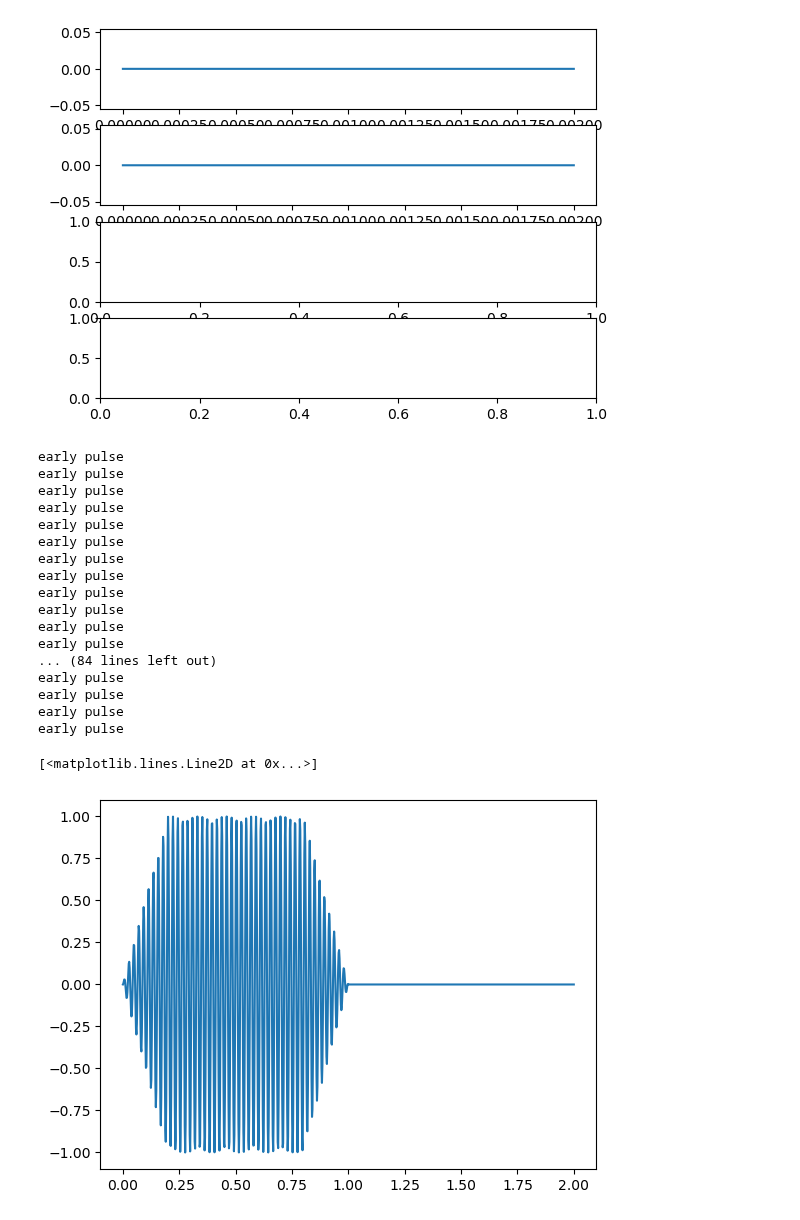
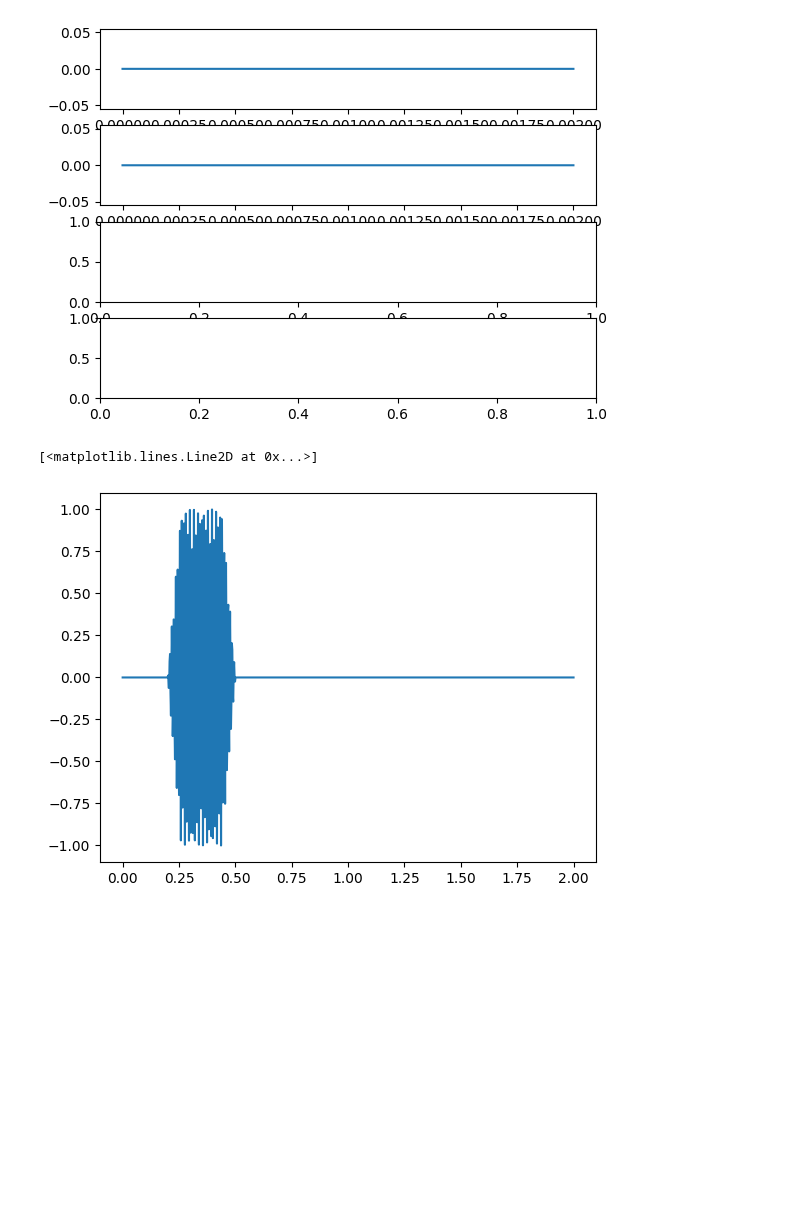
Before and after one commit to EmilLenler/PhD-Work, a Jupyter notebook: Two-Ion-Systems/Cooling2Ion.ipynb, the cells around one changed output. Drawn from its saved outputs; the diff is of its cells as text; code cells hidden in the pictures; blank space fills up the shorter version.

```diff
--- a/Two-Ion-Systems/Cooling2Ion.ipynb
+++ b/Two-Ion-Systems/Cooling2Ion.ipynb
@@ -1398,42 +1581,16 @@ ax[1].plot(times,TYOut)
 [<matplotlib.lines.Line2D at 0x...>]
 [figure]
 # %%
-def shapedVTickle(t_end,V,t,omega1,omega2):
-    if t < 0.2*t_end:
-        print('early pulse')
-        return t/(0.2*t_end)*V*np.sin((omega1-omega2)*t)
-    elif (t > 0.2*t_end) & (t < 0.8*t_end):
-        return V*np.sin((omega1-omega2)*t)
-    elif (t >0.8) & (t < t_end):
-        return V*np.sin((omega1-omega2)*t) * (t-t_end)/(-0.2*t_end)
-    else:
-        return 0
+
 
 test_end = 1
 testV = 1
 test_ts = np.linspace(0,2,1000)
-omega1 = 300
-omega2 = 10
-testPulse = [shapedVTickle(test_end,testV,t,omega1,omega2) for t in test_ts]
+omega1 = freqZin
+omega2 = freqZout
+testPulse = [shapedVTickle(0.2,0.3,testV,t,omega1,omega2) for t in test_ts]
 fig,ax = plt.subplots()
 ax.plot(test_ts,testPulse)
 # %% [output]
-early pulse
-early pulse
-early pulse
-early pulse
-early pulse
-early pulse
-early pulse
-early pulse
-early pulse
-early pulse
-early pulse
-early pulse
-... (84 lines left out)
-early pulse
-early pulse
-early pulse
-early pulse
+[<matplotlib.lines.Line2D at 0x...>]
-[<matplotlib.lines.Line2D at 0x...>]
-[figure, old version]
+[figure, new version]
```
Also changed, not shown: parts of 42 cells of this notebook, 15 other files.
